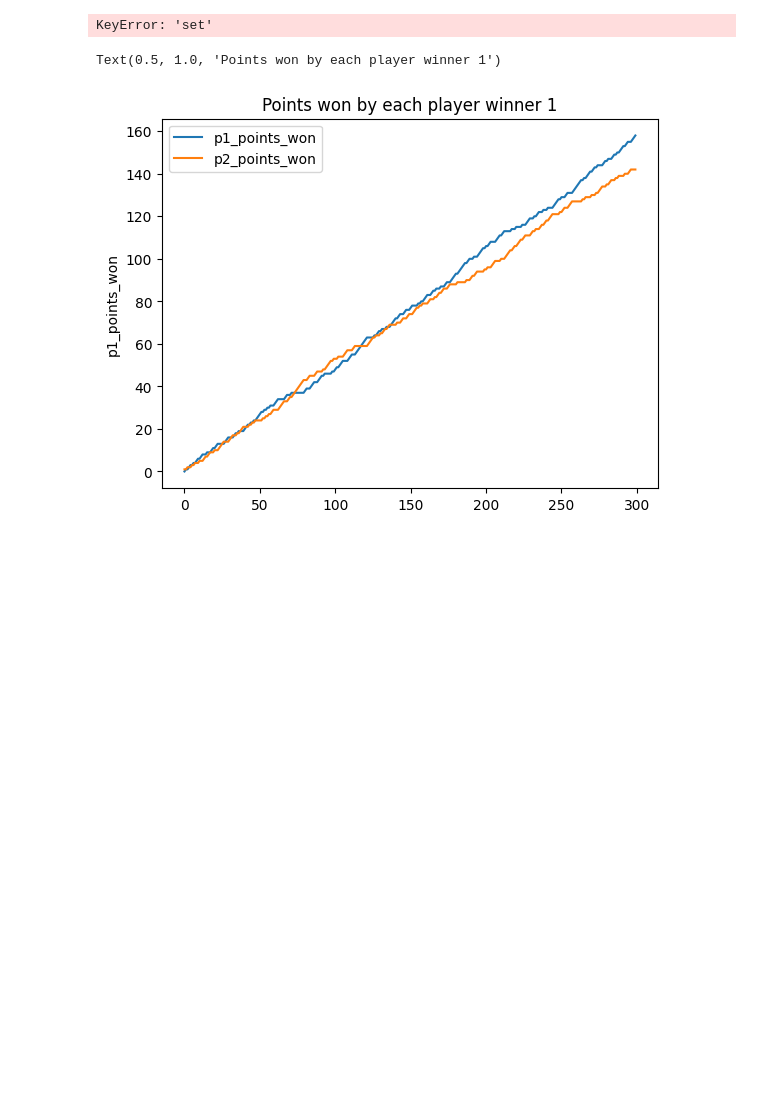
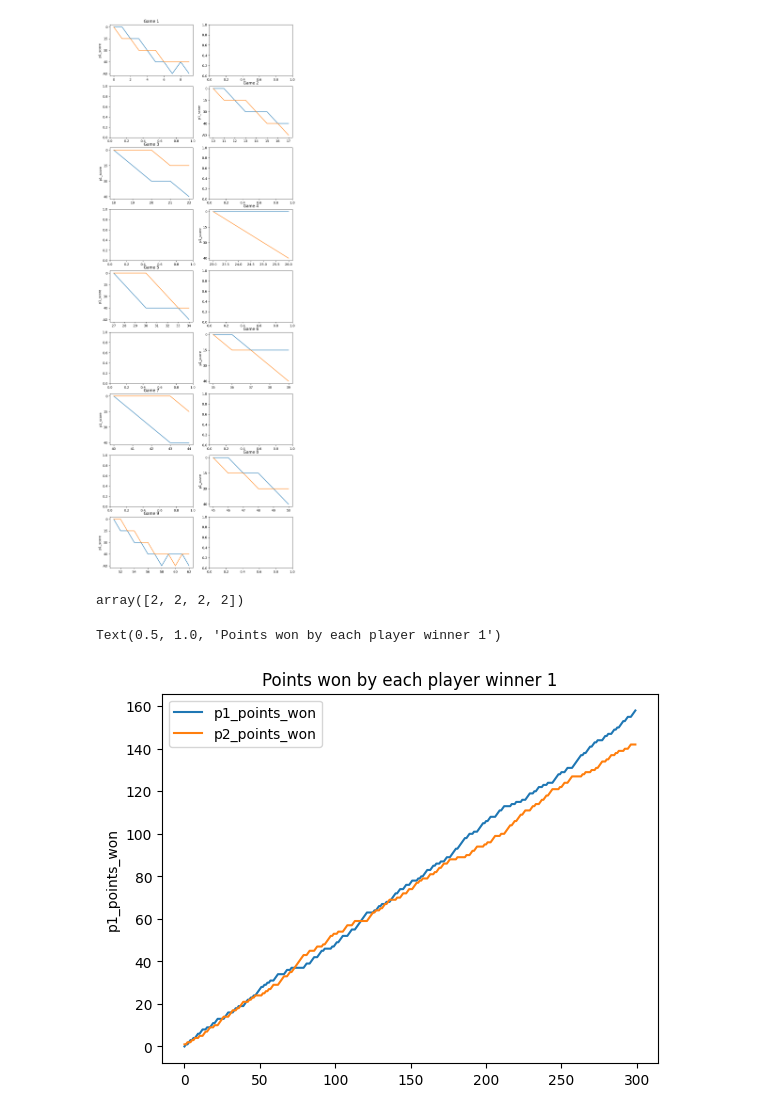
Before and after one commit to yubrajbhandari923/MCMContest, a Jupyter notebook: basic_graphs.ipynb, the cells around one changed output. Drawn from its saved outputs; the diff is of its cells as text; code cells hidden in the pictures; blank space fills up the shorter version.

```diff
--- a/basic_graphs.ipynb
+++ b/basic_graphs.ipynb
@@ -27,0 +65,3 @@ matches_df = divide_by_matches(df)
+# %%
+set0 =divide_by_sets(matches_df[0])[0]
+set0
@@ -28,20 +82,30 @@ matches_df = divide_by_matches(df)
 # %%
 # plot the array of DataFrames
 
 def plot_matches(set_df):
-    fig, ax = plt.subplots(2,2, figsize=(20, 10))
-    for i in range(len(set_df)):
-        # lineplot of 'p1_games' and 'p2_games' vs 'time_elapsed'
-        sns.lineplot(x='elapsed_time', y='p1_games', data=set_df[i], ax=ax[i//2, i%2], label='p1_games')
-        sns.lineplot(x='elapsed_time', y='p2_games', data=set_df[i], ax=ax[i//2, i%2], label='p2_games')
-        # Set labels and title
-        ax[i//2, i%2].set_xlabel('Time Elapsed (min)')
-        ax[i//2, i%2].set_ylabel('Games')
-        ax[i//2, i%2].set_title(f'Match {i+1} (Winner: {match_winner(set_df[i])})')
+    games = divide_by_games(set_df)
+    fig, ax = plt.subplots(len(games), 2, figsize=(10, 30))
 
-plot_matches(divide_by_sets(matches_df[0])[0])
+    for i, game in enumerate(games):
+        if i % 2 == 1:
+            sns.lineplot(data=game["p1_score"], ax=ax[i, 1])
+            sns.lineplot(data=game["p2_score"], ax=ax[i, 1])
+            ax[i, 1].set_title(f"Game {i+1}")
+        else:
+            sns.lineplot(data=game["p1_score"], ax=ax[i, 0])
+            sns.lineplot(data=game["p2_score"], ax=ax[i, 0])
+            ax[i, 0].set_title(f"Game {i+1}")
+
+    plt.show()
+
+plot_matches(set0)
 # %% [output]
-KeyError: 'set'
+[figure, added]
+# %%
+vic = np.array(divide_by_games(set0)[3]["point_victor"])
+vic
+# %% [output]
+array([2, 2, 2, 2])
 # %%
 # plot
 sns.lineplot(data=match0["p1_points_won"], label="p1_points_won")
```
Also changed, not shown: parts of 20 cells of this notebook, 4 other files.
